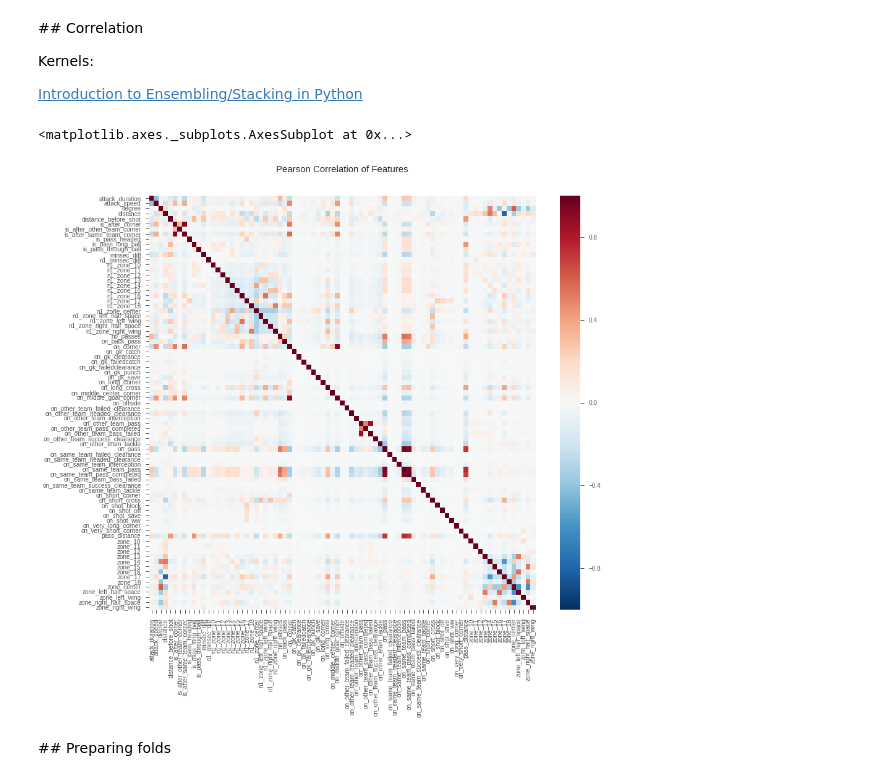
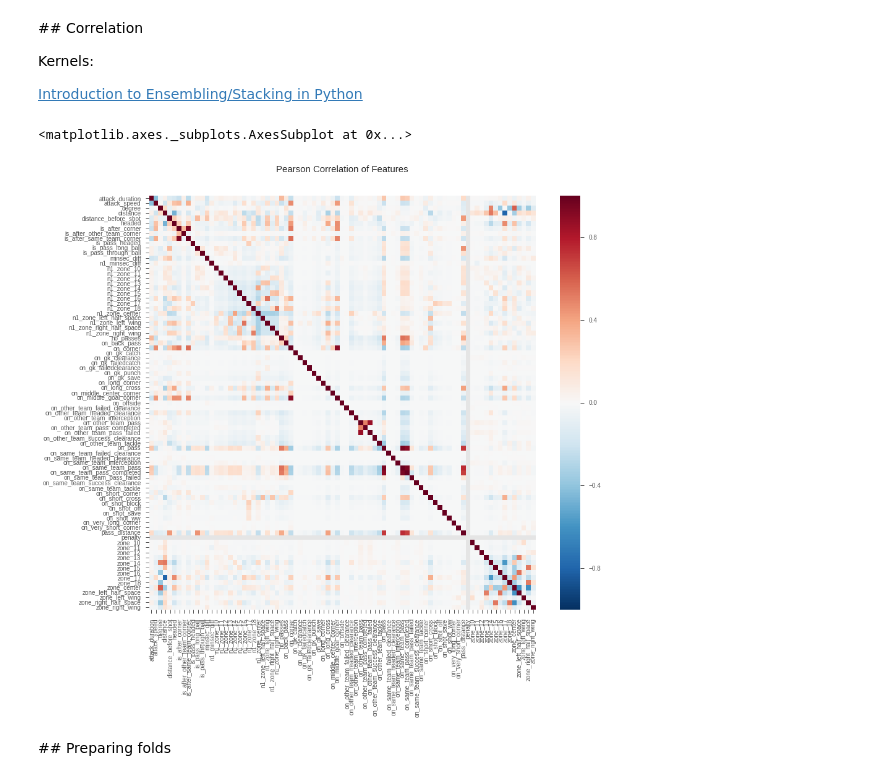
Before and after one commit to 10contre11/notebooks, a Jupyter notebook: xg_features_selection.ipynb, the cells around one changed output. Cells and saved outputs as stored; diff of their text form; code cells hidden in the pictures.

```diff
--- a/xg_features_selection.ipynb
+++ b/xg_features_selection.ipynb
@@ -64,7 +93,7 @@ boolean_features = ['on_corner', 'on_short_corner', 'on_very_short_corner', 'on_
                     'zone_left_wing', 'zone_left_half_space', 'zone_center', 'zone_right_half_space', 'zone_right_wing', \
                     'n1_zone_10', 'n1_zone_11', 'n1_zone_12', 'n1_zone_13', 'n1_zone_14', 'n1_zone_15', 'n1_zone_16', \
                     'n1_zone_17', 'n1_zone_18', 'n1_zone_left_wing', 'n1_zone_left_half_space', 'n1_zone_center', \
-                    'n1_zone_right_half_space', 'n1_zone_right_wing', 'goal']
+                    'n1_zone_right_half_space', 'n1_zone_right_wing', 'goal', 'penalty', 'headed']
 # %% [markdown]
 ## Number features
 # %%
@@ -157,10 +173,10 @@ Kernels:
 # %%
 colormap = plt.cm.RdBu
 plt.figure(figsize=(14,12))
 plt.title('Pearson Correlation of Features', y=1.05, size=15)
-sns.heatmap(reduced_shots.drop(['goal'], axis=1).astype(float).corr())
+sns.heatmap(X.astype(float).corr())
 # %% [output]
 <matplotlib.axes._subplots.AxesSubplot at 0x...>
-[figure, old version]
+[figure, new version]
 # %% [markdown]
 ## Preparing folds
```
Also changed, not shown: parts of 30 cells of this notebook.
